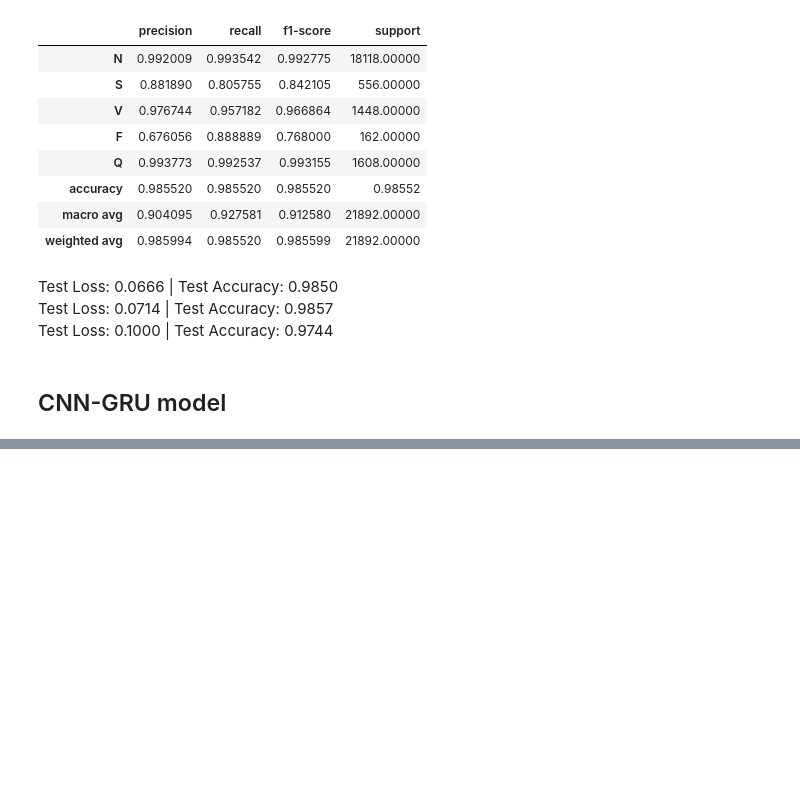
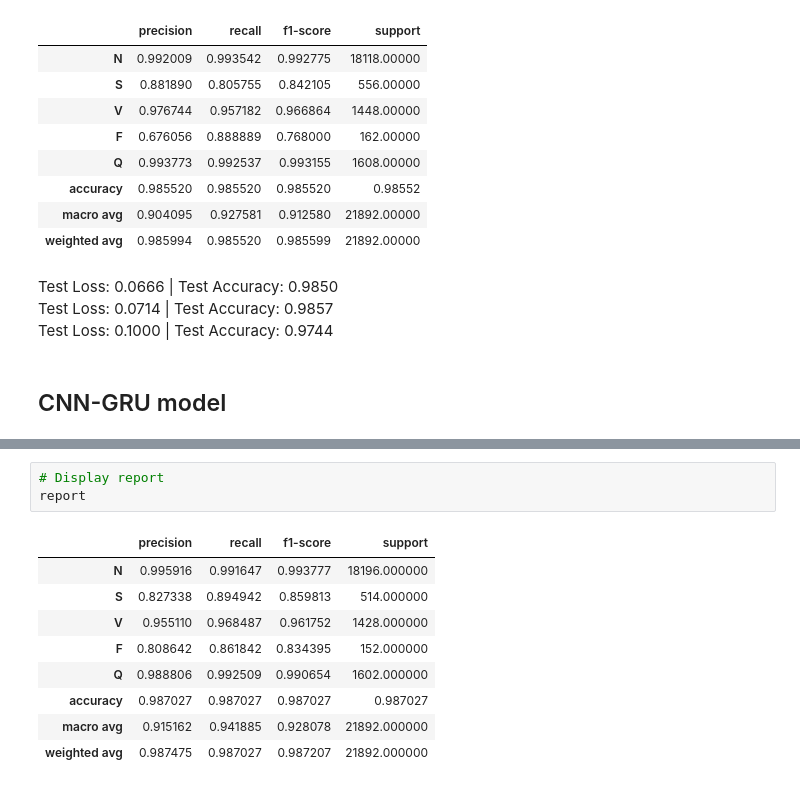
Before and after one commit to RandallCher/Neural-Networks-Project, a Jupyter notebook: main.ipynb, the cells around one changed output, grey strips where cells are left out. Drawn from its saved outputs; the diff is of its cells as text; blank space fills up the shorter version.

```diff
--- a/main.ipynb
+++ b/main.ipynb
@@ -362,0 +415,13 @@ FileNotFoundError: [Errno 2] No such file or directory: './model/CNN_GRU_model.p
+# %%
+# Display report
+report
+# %% [output]
+|  | precision | recall | f1-score | support |
+| N | 0.995916 | 0.991647 | 0.993777 | 18196.000000 |
+| S | 0.827338 | 0.894942 | 0.859813 | 514.000000 |
+| V | 0.955110 | 0.968487 | 0.961752 | 1428.000000 |
+| F | 0.808642 | 0.861842 | 0.834395 | 152.000000 |
+| Q | 0.988806 | 0.992509 | 0.990654 | 1602.000000 |
+| accuracy | 0.987027 | 0.987027 | 0.987027 | 0.987027 |
+| macro avg | 0.915162 | 0.941885 | 0.928078 | 21892.000000 |
+| weighted avg | 0.987475 | 0.987027 | 0.987207 | 21892.000000 |
```
Also changed, not shown: parts of 52 cells of this notebook.
